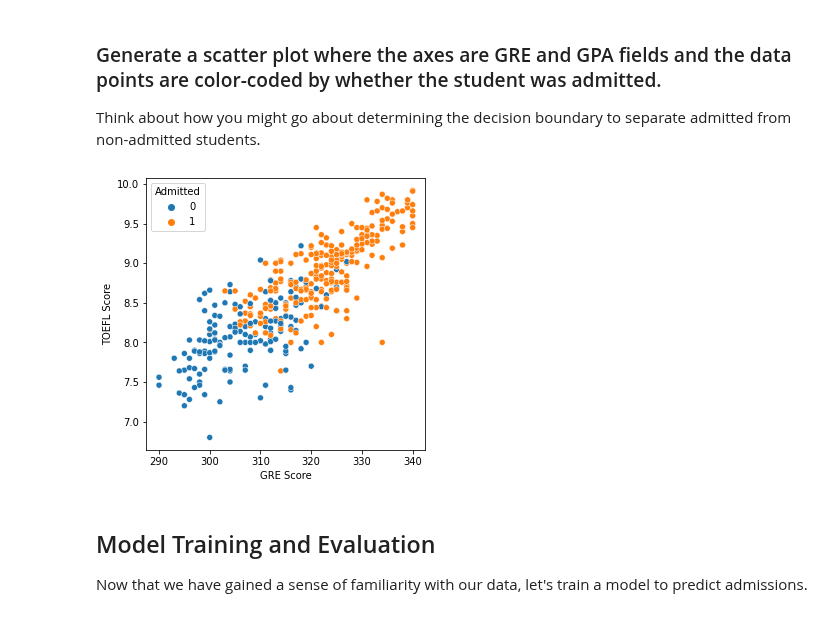
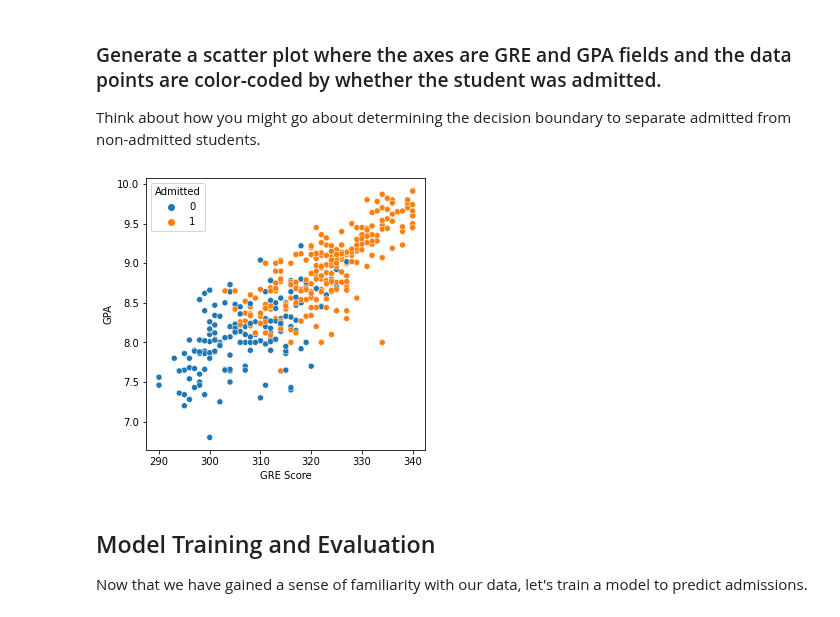
Before and after one commit to thinkful-dsi-grackle/dsi7_student_pair_work, a Jupyter notebook: week07_knn_svm_gradient/2_tuesday/cate_32_2.ipynb, the cells around one changed output. Drawn from its saved outputs; the diff is of its cells as text; code cells hidden in the pictures.

```diff
--- a/week07_knn_svm_gradient/2_tuesday/cate_32_2.ipynb
+++ b/week07_knn_svm_gradient/2_tuesday/cate_32_2.ipynb
@@ -131,11 +131,11 @@ Think about how you might go about determining the decision boundary to separate
 # %%
 fig, ax = plt.subplots(figsize = (5,5))
 sns.scatterplot(x ='GRE', y = 'GPA', hue='Admitted', ax=ax, data=data)
 plt.xlabel('GRE Score')
-plt.ylabel('GPA Score')
+plt.ylabel('GPA')
 plt.show()
 # %% [output]
-[figure, old version]
+[figure, new version]
 # %% [markdown]
 ## Model Training and Evaluation
 
```
Also changed, not shown: parts of 3 cells of this notebook.
